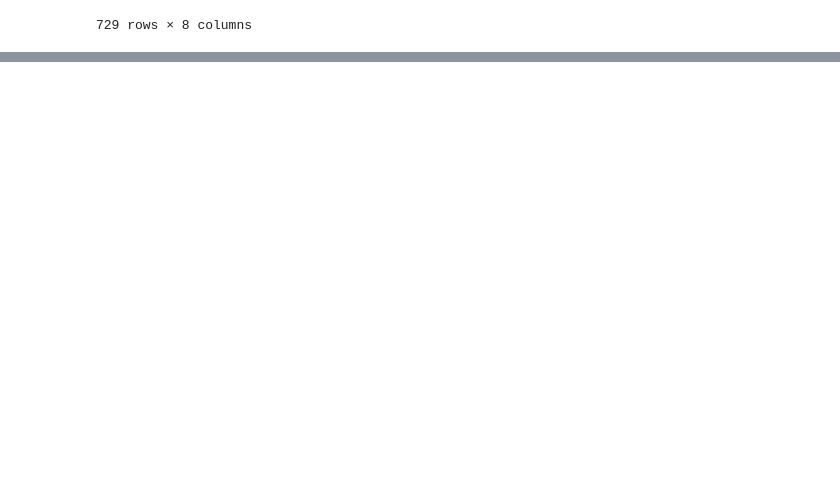
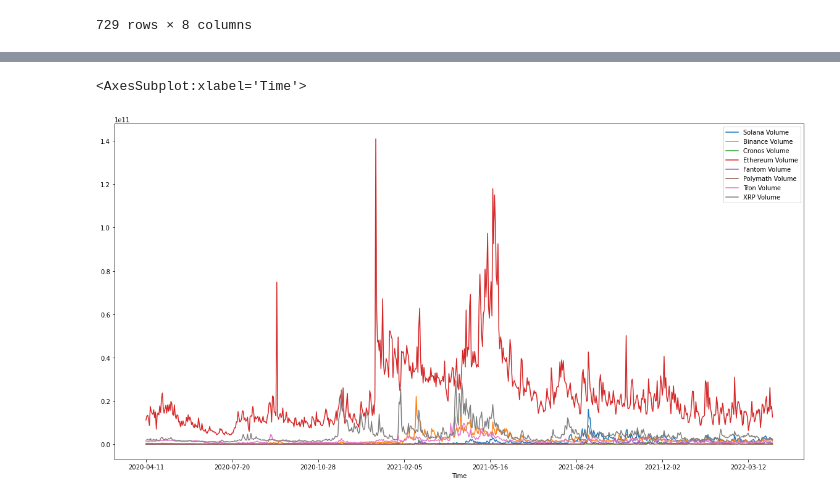
Before and after one commit to bleachevil/Classwork, a Jupyter notebook: Combining.ipynb, the cells around one changed output, grey strips where cells are left out. Drawn from its saved outputs; the diff is of its cells as text; code cells hidden in the pictures; blank space fills up the shorter version.

```diff
--- a/Combining.ipynb
+++ b/Combining.ipynb
@@ -363,0 +369,5 @@ all_MC_df.to_csv("combinedMC.csv")
+# %%
+all_vol_df.plot(figsize=(20,10))
+# %% [output]
+<AxesSubplot:xlabel='Time'>
+[figure, added]
```
Also changed, not shown: parts of 1 cell of this notebook, 1 other file.
